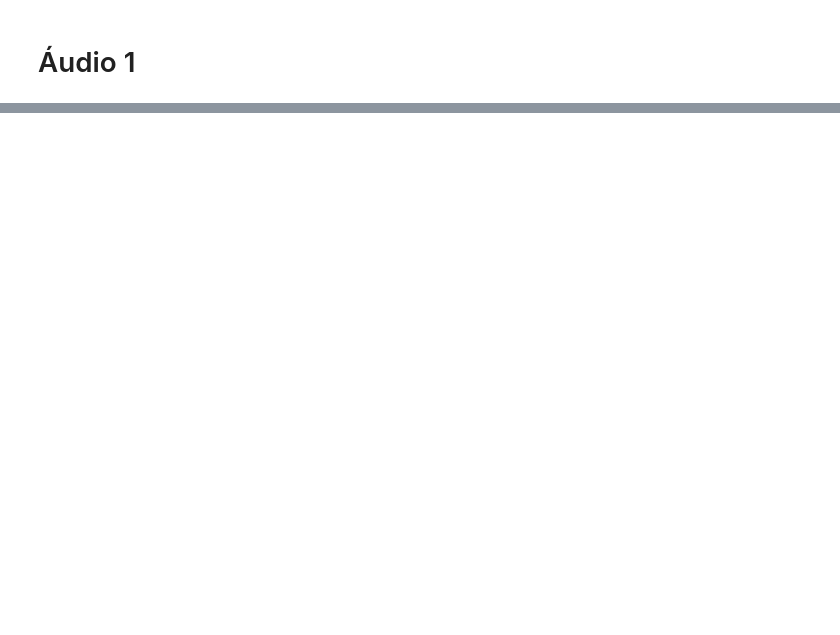
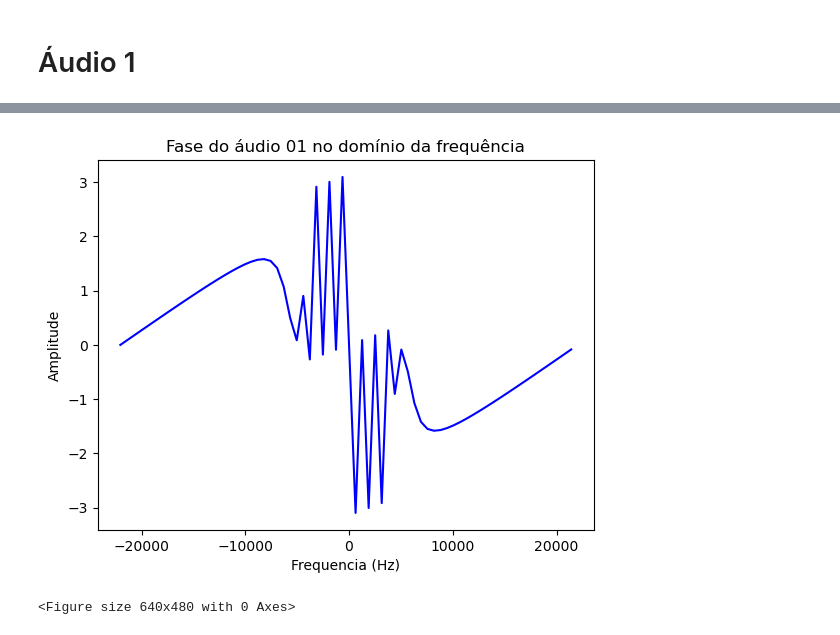
Before and after one commit to ruanpereira/sinais_tc02, a Jupyter notebook: Audio01_definitivo.ipynb, the cells around one changed output, grey strips where cells are left out. Drawn from its saved outputs; the diff is of its cells as text; code cells hidden in the pictures; blank space fills up the shorter version.

```diff
--- a/Audio01_definitivo.ipynb
+++ b/Audio01_definitivo.ipynb
@@ -147,3 +165,15 @@ plt.show()
+# %%
+# Plotando a fase do sinal da frequência em escala logarítimica
+plt.plot(eixo_f_filtro, np.angle(filtro_freq), color='b')
+plt.title("Fase do áudio 01 no domínio da frequência")
+plt.ylabel("Amplitude")
+plt.xlabel("Frequencia (Hz)")
+plt.show()
+
+plt.savefig('filtro1_fase.pdf')
+# %% [output]
+[figure, added]
+<Figure size 640x480 with 0 Axes>
 # %%
 audio_filtrado_hamming = convolucao(filtro_tempo, audio)
 # %%
```
Also changed, not shown: parts of 9 cells of this notebook, 10 other files.
